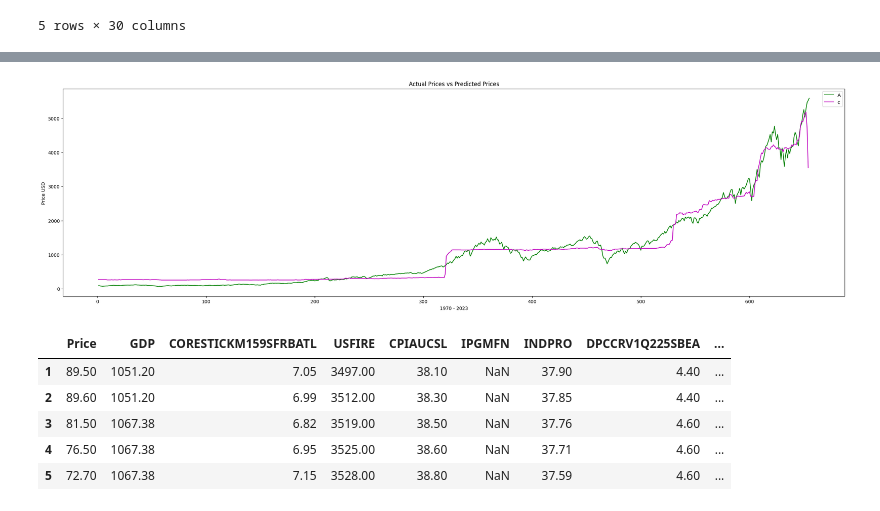
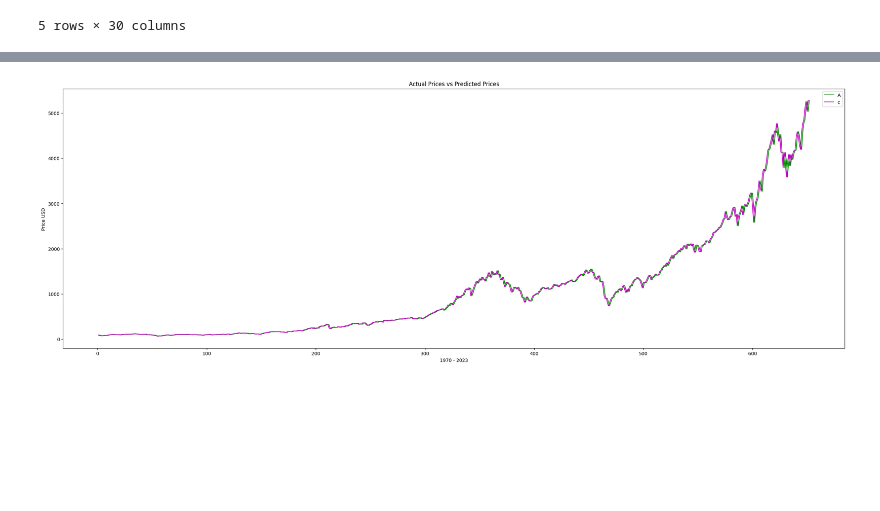
Before and after one commit to burakakay/SP-500-Price-Predictor-Project, a Jupyter notebook: S&P_500_Price_Prediction.ipynb, the cells around one changed output, grey strips where cells are left out. Saved outputs shown, nothing was run; the diff lists cells and outputs as text; code cells hidden in the pictures; blank space fills up the shorter version.

```diff
--- a/S&P_500_Price_Prediction.ipynb
+++ b/S&P_500_Price_Prediction.ipynb
@@ -343,10 +425,9 @@ NuSVR                                0.05
 # %%
-base_estimator = DecisionTreeRegressor(random_state=42)
+from sklearn.ensemble import ExtraTreesRegressor
+etr_model = ExtraTreesRegressor(random_state=42,)
+etr_model.fit(x_train, y_train)
 
-bagging_model = BaggingRegressor(base_estimator=base_estimator, n_estimators=50, random_state=42)
-bagging_model.fit(x_train, y_train)
-
-y_pred = bagging_model.predict(x_test)
+y_pred = etr_model.predict(x_test)
 
 rmse = np.sqrt(mean_squared_error(y_test, y_pred))
 print("RMSE:", rmse)
@@ -359,11 +440,11 @@ R2 Score: 0.9839242091154435
 # %%
-bagging_model.fit(X,y)
+etr_model.fit(x,y)
 
-y_pred_model = bagging_model.predict(X)
+log_price_prediction = etr_model.predict(x)
 
-rmse = np.sqrt(mean_squared_error(y, y_pred_model))
+rmse = np.sqrt(mean_squared_error(y, log_price_prediction))
 print("RMSE:", rmse)
 
-r2 = r2_score(y, y_pred_model)
+r2 = r2_score(y, log_price_prediction)
 print("R2 Score:", r2)
 # %% [output]
@@ -387,0 +453,2 @@ df_2['Model_Prediction'] = pd.DataFrame(y_pred_model)
+# %%
+df_3['etr_log_pred'] = pd.DataFrame(log_price_prediction)
@@ -387,0 +471,3 @@ df_2['Model_Prediction'] = pd.DataFrame(y_pred_model)
+# %%
+df_3.etr_pred = np.exp(df_3.etr_log_pred)
+df_3.etr_pred
@@ -388,22 +489,16 @@ df_2['Model_Prediction'] = pd.DataFrame(y_pred_model)
 # %%
-plt.figure(figsize=(30, 8))
-plt.plot( df_2.index , df_2['Price'],color ='g', label='Actual Prices')
+plt.figure(figsize=(30, 10))
+plt.plot( df_3.index , df_3['Price'],color ='g', label='Actual Prices')
 
-plt.plot(df_2.index, df_2.Model_Prediction, color='m', label='Predicted Prices')
+plt.plot(df_3.index, df_3.etr_pred, color='m', label='Predicted Prices')
+#plt.plot(df_3.index, df_3.etr_prediction +82, color='m', label='Predicted Prices', linestyle='--')
+#plt.plot(df_3.index, df_3.Model_Prediction -82 , color='m', label='Predicted Prices',linestyle='--')
+
 
 plt.legend('Actual vs Prediction')
 plt.xlabel("1970 - 2023")
 plt.ylabel("Price USD ")
 plt.title("Actual Prices vs Predicted Prices")
 plt.show()
 # %% [output]
-[figure, old version]
+[figure, new version]
-# %%
-df_2 .head()
-# %% [output]
-|  | Price | GDP | CORESTICKM159SFRBATL | USFIRE | CPIAUCSL | IPGMFN | INDPRO | DPCCRV1Q225SBEA | ... |
-| 1 | 89.50 | 1051.20 | 7.05 | 3497.00 | 38.10 | NaN | 37.90 | 4.40 | ... |
-| 2 | 89.60 | 1051.20 | 6.99 | 3512.00 | 38.30 | NaN | 37.85 | 4.40 | ... |
-| 3 | 81.50 | 1067.38 | 6.82 | 3519.00 | 38.50 | NaN | 37.76 | 4.60 | ... |
-| 4 | 76.50 | 1067.38 | 6.95 | 3525.00 | 38.60 | NaN | 37.71 | 4.60 | ... |
-| 5 | 72.70 | 1067.38 | 7.15 | 3528.00 | 38.80 | NaN | 37.59 | 4.60 | ... |
```
Also changed, not shown: parts of 33 cells of this notebook.
